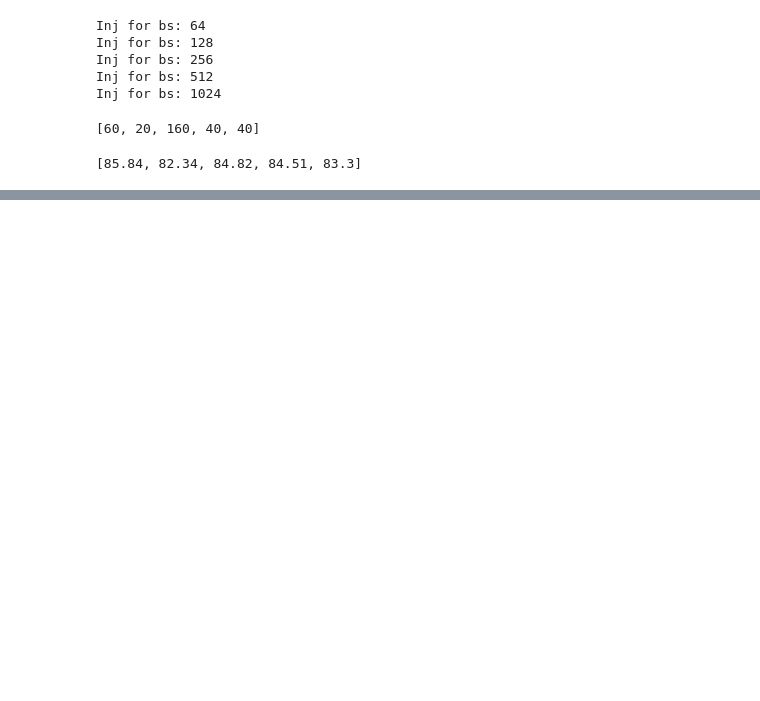
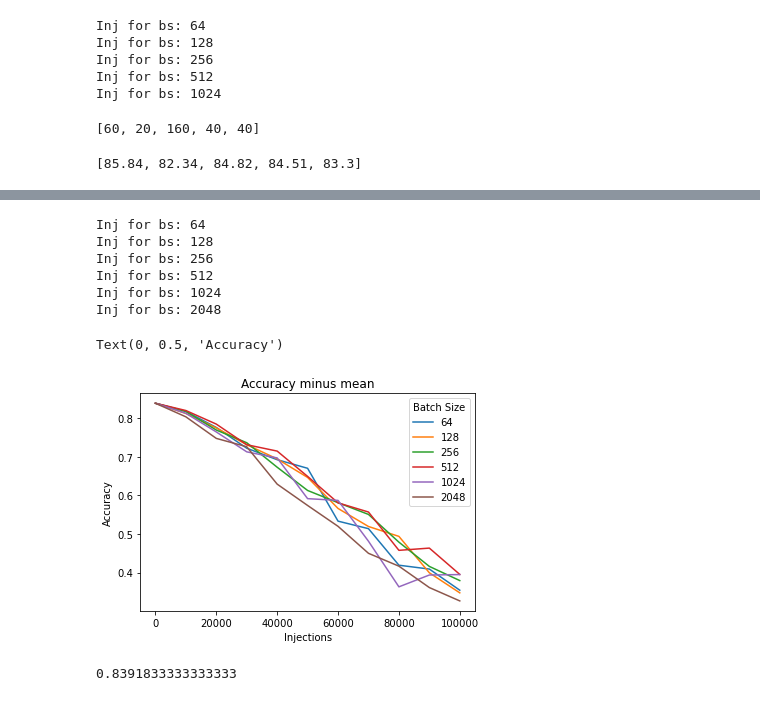
Before and after one commit to ceronvgabriel/MSc_Thesis_v2, a Jupyter notebook: weight_inj_zero.ipynb, the cells around one changed output, grey strips where cells are left out. Saved outputs shown, nothing was run; the diff lists cells and outputs as text; code cells hidden in the pictures; blank space fills up the shorter version.

```diff
--- a/weight_inj_zero.ipynb
+++ b/weight_inj_zero.ipynb
@@ -535,0 +757,50 @@ test_acc_of_best
+# %%
+# Graphs minus offset (mean)
+
+bss=[64,128,256,512,1024,2048]
+#bss=[64,128]
+sch="plateau"
+
+tot=100000
+step=10000
+n_exp=5
+best_accs=[]
+x=np.array(range(0,11))*step
+
+for bs in bss:
+    name = "bs_"+str(bs)+"_sch_"+sch
+
+    save_name = name + "_inj_zero_tot_" + str(tot)+"_step_" + str(step) + "_nexp_"+ str(n_exp) + "_epoch_160"
+    loaded_160=utils.load(save_name + ".json")
+
+    best_accs.append(loaded_160["avg"][0])
+
+best_accs_avg=np.mean(best_accs)
+
+for bs in bss:
+    print("Inj for bs: " + str(bs))
+    name = "bs_"+str(bs)+"_sch_"+sch
+
+    save_name = name + "_inj_zero_tot_" + str(tot)+"_step_" + str(step) + "_nexp_"+ str(n_exp) + "_epoch_160"
+    loaded_160=utils.load(save_name + ".json")
+
+    offset = loaded_160["avg"][0] - best_accs_avg
+    plt.plot(x,(np.array(loaded_160["avg"]) - offset))
+
+plt.title("Accuracy minus mean")
+plt.legend(bss,title="Batch Size")
+plt.xlabel("Injections")
+plt.ylabel("Accuracy")
+# %% [output]
+Inj for bs: 64
+Inj for bs: 128
+Inj for bs: 256
+Inj for bs: 512
+Inj for bs: 1024
+Inj for bs: 2048
+Text(0, 0.5, 'Accuracy')
+[figure, added]
+# %%
+best_accs_avg
+# %% [output]
+0.8391833333333333
```
Also changed, not shown: parts of 19 cells of this notebook, 20 other files.
